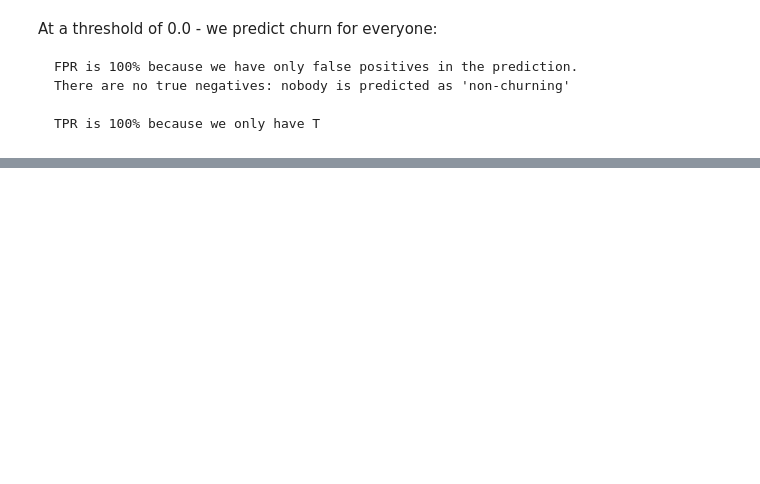
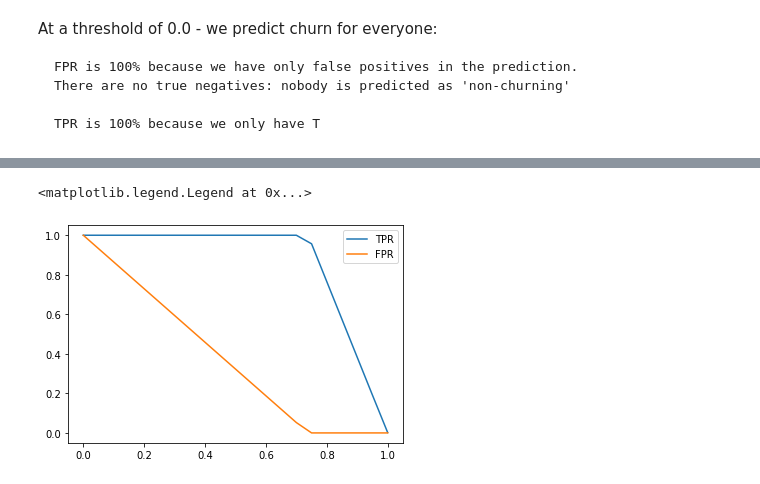
Before and after one commit to shammer83/Churn, a Jupyter notebook: Telco Churn Model.ipynb, the cells around one changed output, grey strips where cells are left out. Saved outputs shown, nothing was run; the diff lists cells and outputs as text; code cells hidden in the pictures; blank space fills up the shorter version.

```diff
--- a/Telco Churn Model.ipynb
+++ b/Telco Churn Model.ipynb
@@ -712,0 +762,18 @@ At a threshold of 0.0 - we predict churn for everyone:
+# %%
+#calculate the number of positive and negative values in the dataset
+num_neg = (y_val == 0).sum()
+num_pos = (y_val == 1).sum()
+# %%
+#generate an array that first repeats zeros num_neg number of times
+#followed by ones, num_pos number of times
+y_ideal = np.repeat([0,1], [num_neg, num_pos])
+y_pred_ideal = np.linspace(0,1, num_neg + num_pos)
+
+df_ideal = tpr_fpr_dataframe(y_ideal, y_pred_ideal)
+# %%
+plt.plot(df_ideal.threshold, df_ideal.tpr, label = 'TPR')
+plt.plot(df_ideal.threshold, df_ideal.fpr, label = 'FPR')
+plt.legend()
+# %% [output]
+<matplotlib.legend.Legend at 0x...>
+[figure, added]
```
Also changed, not shown: parts of 27 cells of this notebook.
